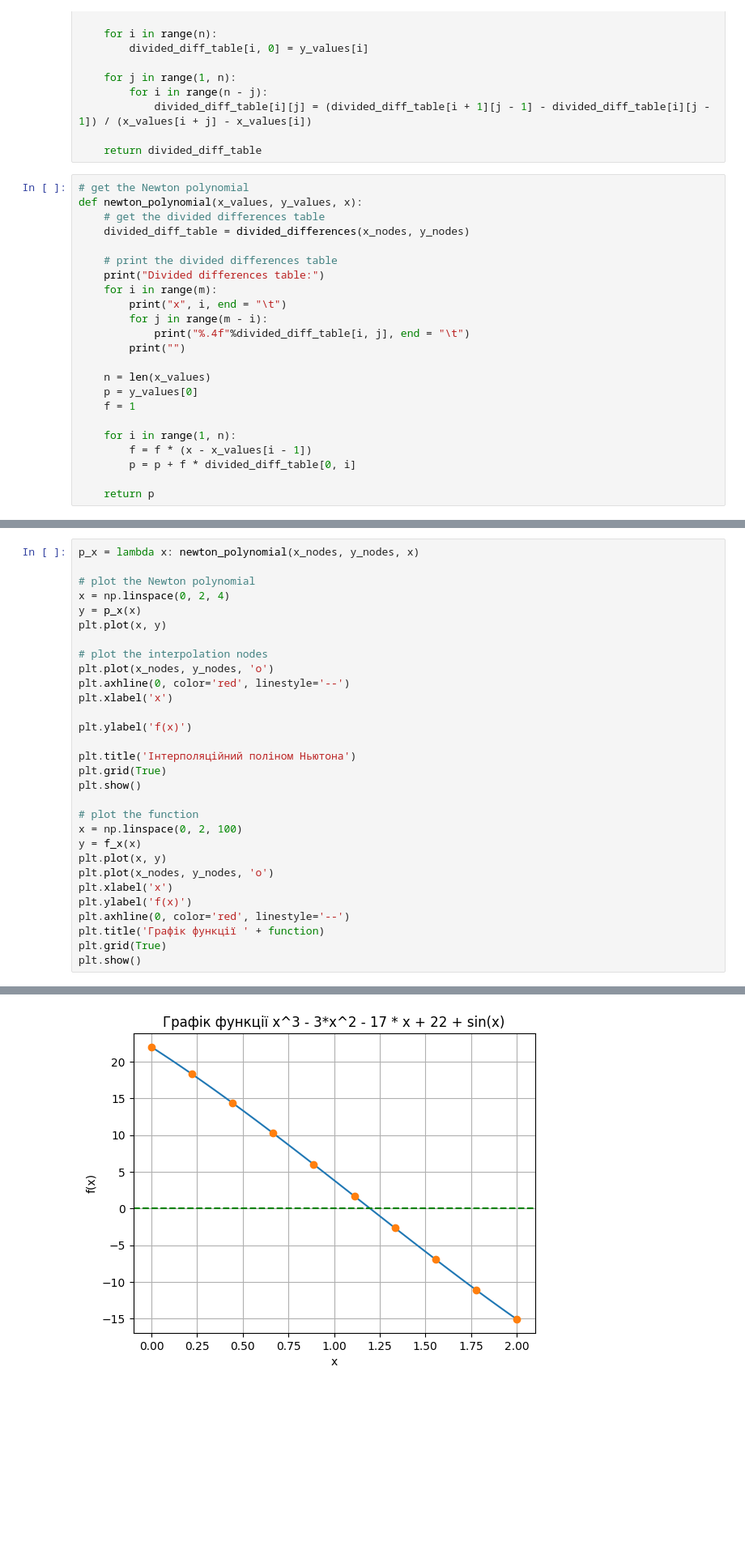
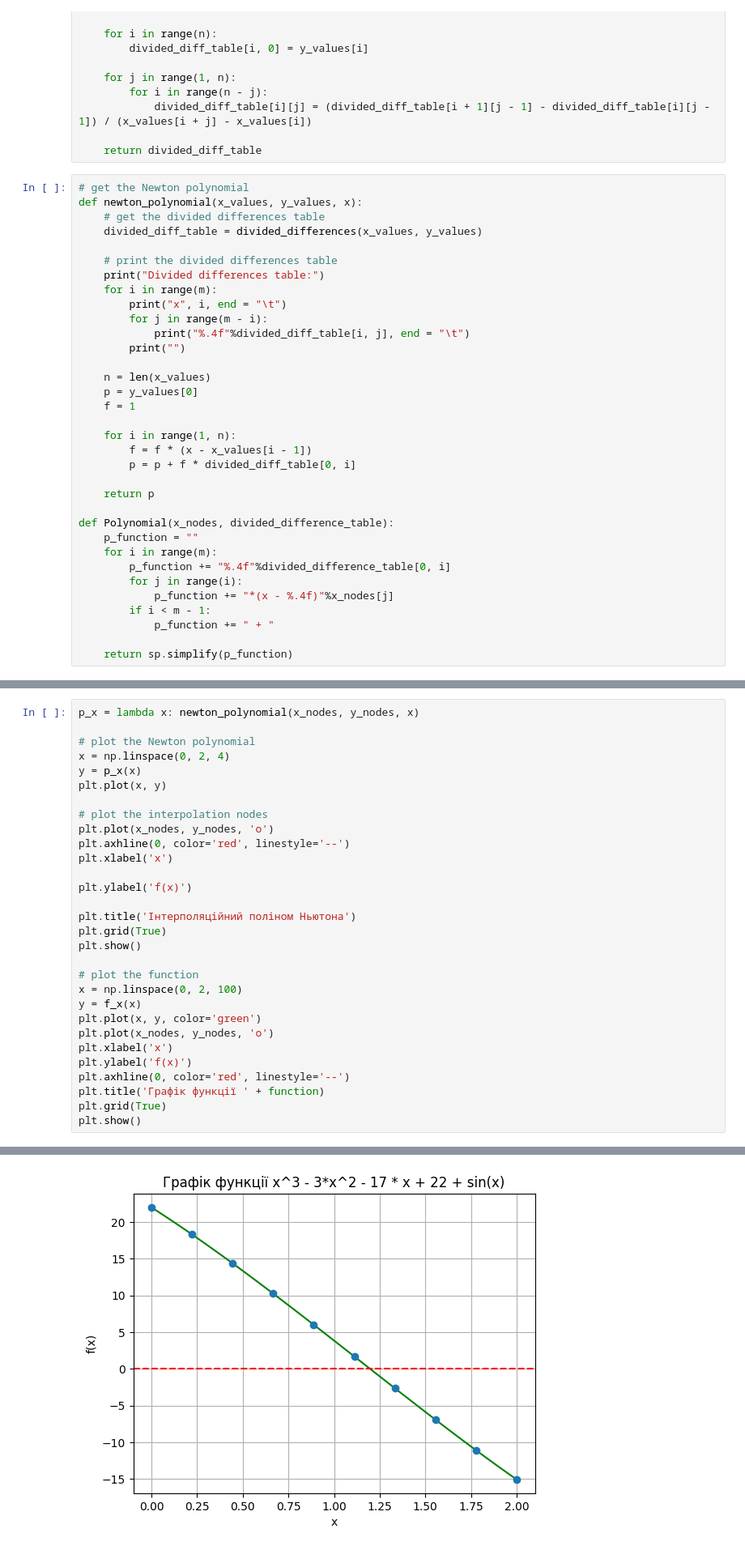
Before and after one commit to kshchuk/uni, a Jupyter notebook: 5-sem/numerical-analysis/lab-4/lab-4-interpolation.ipynb, the cells around one changed output, grey strips where cells are left out. Shown: that part at 81% size. Saved outputs shown, nothing was run; the diff lists cells and outputs as text; blank space fills up the shorter version.

```diff
--- a/5-sem/numerical-analysis/lab-4/lab-4-interpolation.ipynb
+++ b/5-sem/numerical-analysis/lab-4/lab-4-interpolation.ipynb
@@ -119,7 +100,7 @@ def divided_differences(x_values, y_values):
 # get the Newton polynomial
 def newton_polynomial(x_values, y_values, x):
     # get the divided differences table
-    divided_diff_table = divided_differences(x_nodes, y_nodes)
+    divided_diff_table = divided_differences(x_values, y_values)
 
     # print the divided differences table
     print("Divided differences table:")
@@ -138,6 +119,17 @@ def newton_polynomial(x_values, y_values, x):
         p = p + f * divided_diff_table[0, i]
 
     return p
+
+def Polynomial(x_nodes, divided_difference_table):
+    p_function = ""
+    for i in range(m):
+        p_function += "%.4f"%divided_difference_table[0, i]
+        for j in range(i):
+            p_function += "*(x - %.4f)"%x_nodes[j]
+        if i < m - 1:
+            p_function += " + "
+
+    return sp.simplify(p_function)
 # %%
 divided_difference_table = divided_differences(x_nodes, y_nodes)
 
@@ -171,35 +156,35 @@ plt.xlabel('x')
 
 plt.ylabel('f(x)')
 
 plt.title('Iнтерполяційний поліном Ньютона')
 plt.grid(True)
 plt.show()
 
 # plot the function
 x = np.linspace(0, 2, 100)
 y = f_x(x)
-plt.plot(x, y)
+plt.plot(x, y, color='green')
 plt.plot(x_nodes, y_nodes, 'o')
 plt.xlabel('x')
 plt.ylabel('f(x)')
 plt.axhline(0, color='red', linestyle='--')
 plt.title('Графік функції ' + function)
 plt.grid(True)
 plt.show()
 # %% [output]
 Divided differences table:
 x 0     22.0000 -16.6255        -2.4431 0.8435  0.0178  0.0070  -0.0008 -0.0001 0.0000  0.0000
 x 1     18.3054 -17.7113        -1.8808 0.8593  0.0256  0.0059  -0.0011 -0.0001 0.0000
 x 2     14.3696 -18.5472        -1.3079 0.8820  0.0321  0.0045  -0.0012 -0.0001
 x 3     10.2480 -19.1285        -0.7199 0.9105  0.0370  0.0028  -0.0013
 x 4     5.9972  -19.4485        -0.1129 0.9434  0.0402  0.0010
 x 5     1.6753  -19.4987        0.5160  0.9791  0.0413
 x 6     -2.6577 -19.2693        1.1688  1.0159
 x 7     -6.9398 -18.7498        1.8460
 x 8     -11.1064        -17.9294
 x 9     -15.0907
 [figure]
-[figure, old version]
+[figure, new version]
 # %%
 def dichotomy_method(f, a, b, epsilon=1e-6, max_iterations=10000):
     """
```
Also changed, not shown: parts of 7 cells of this notebook.
